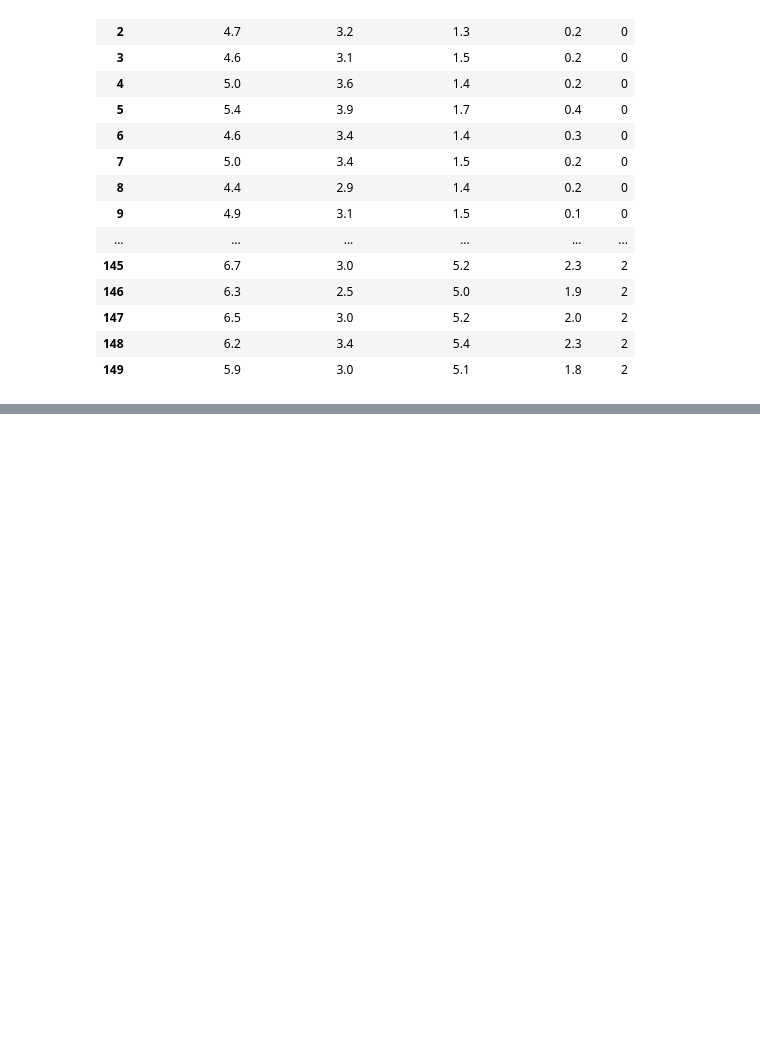
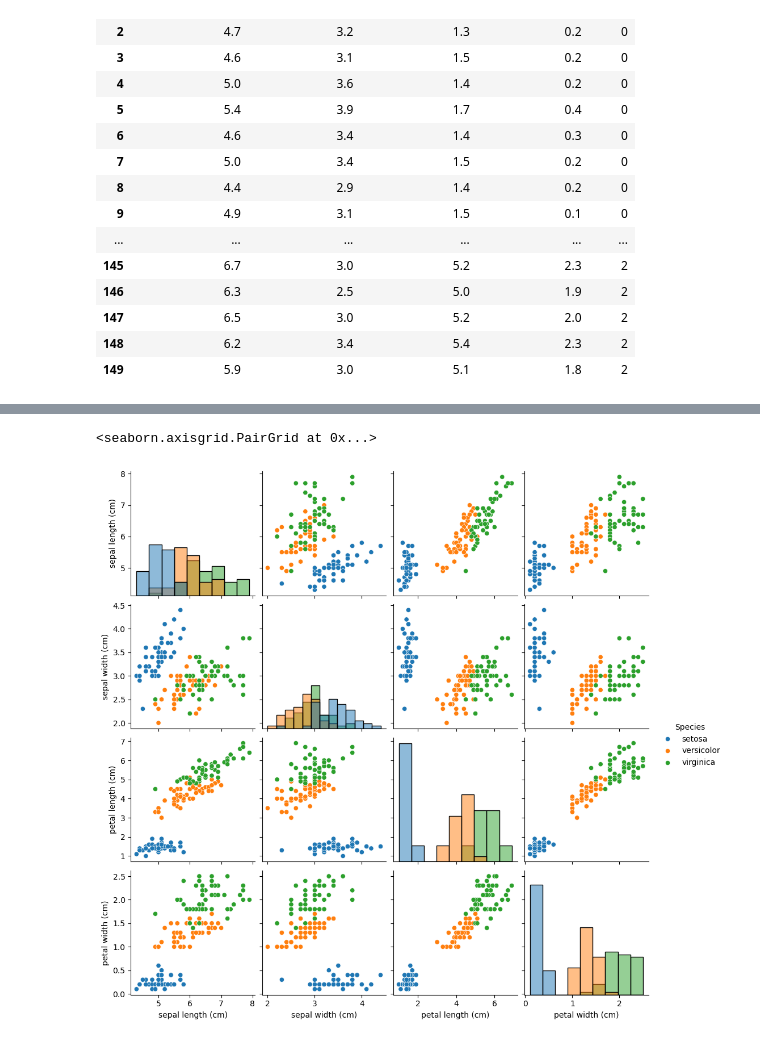
Before and after one commit to adachi0612/iris_work, a Jupyter notebook: analyze_iris_ruito_adachi.ipynb, the cells around one changed output, grey strips where cells are left out. Saved outputs shown, nothing was run; the diff lists cells and outputs as text; code cells hidden in the pictures; blank space fills up the shorter version.

```diff
--- a/analyze_iris_ruito_adachi.ipynb
+++ b/analyze_iris_ruito_adachi.ipynb
@@ -36,0 +45,5 @@ iris.get()
+# %%
+iris.pair_plot()
+# %% [output]
+<seaborn.axisgrid.PairGrid at 0x...>
+[figure, added]
```
Also changed, not shown: parts of 2 cells of this notebook, 2 other files.
